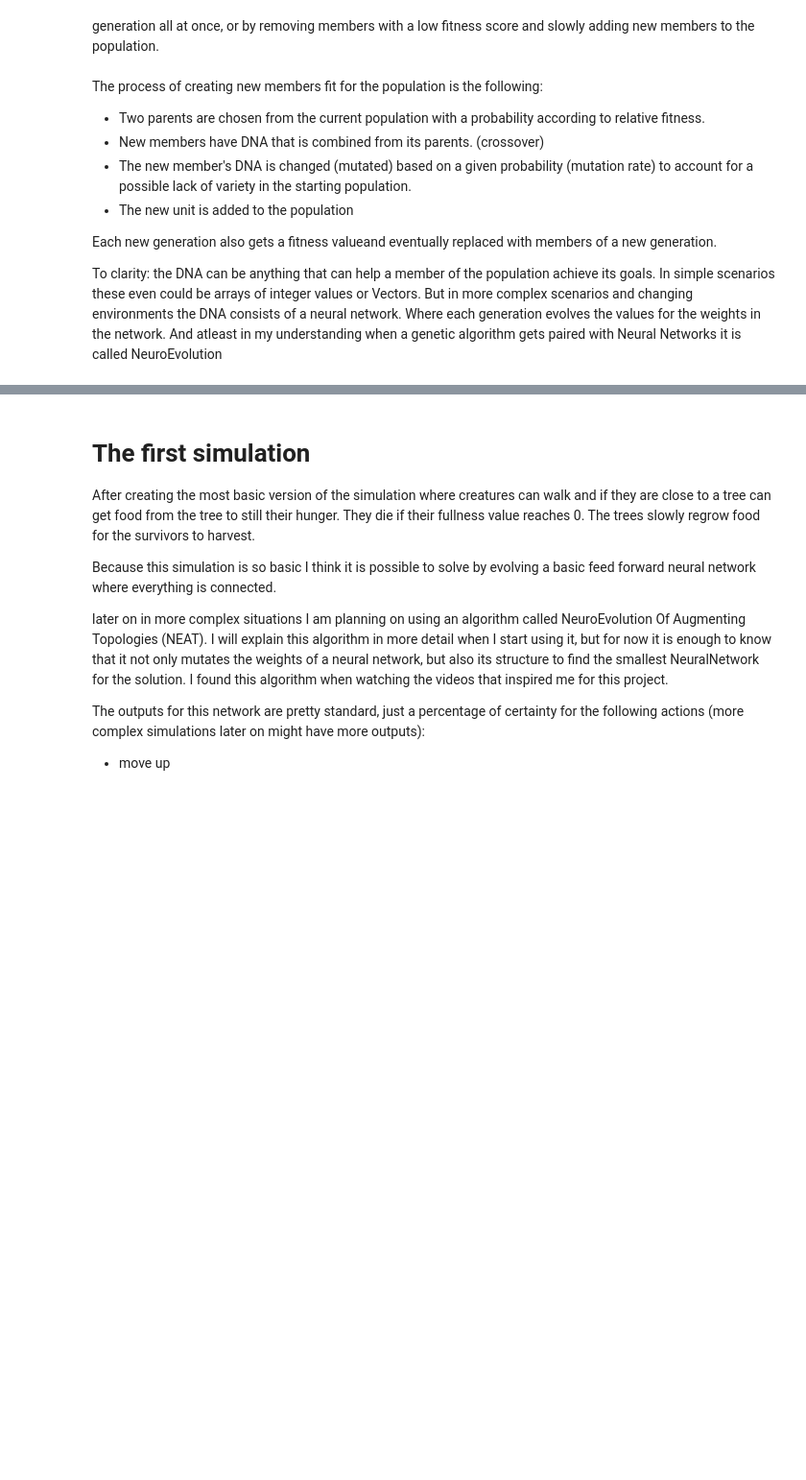
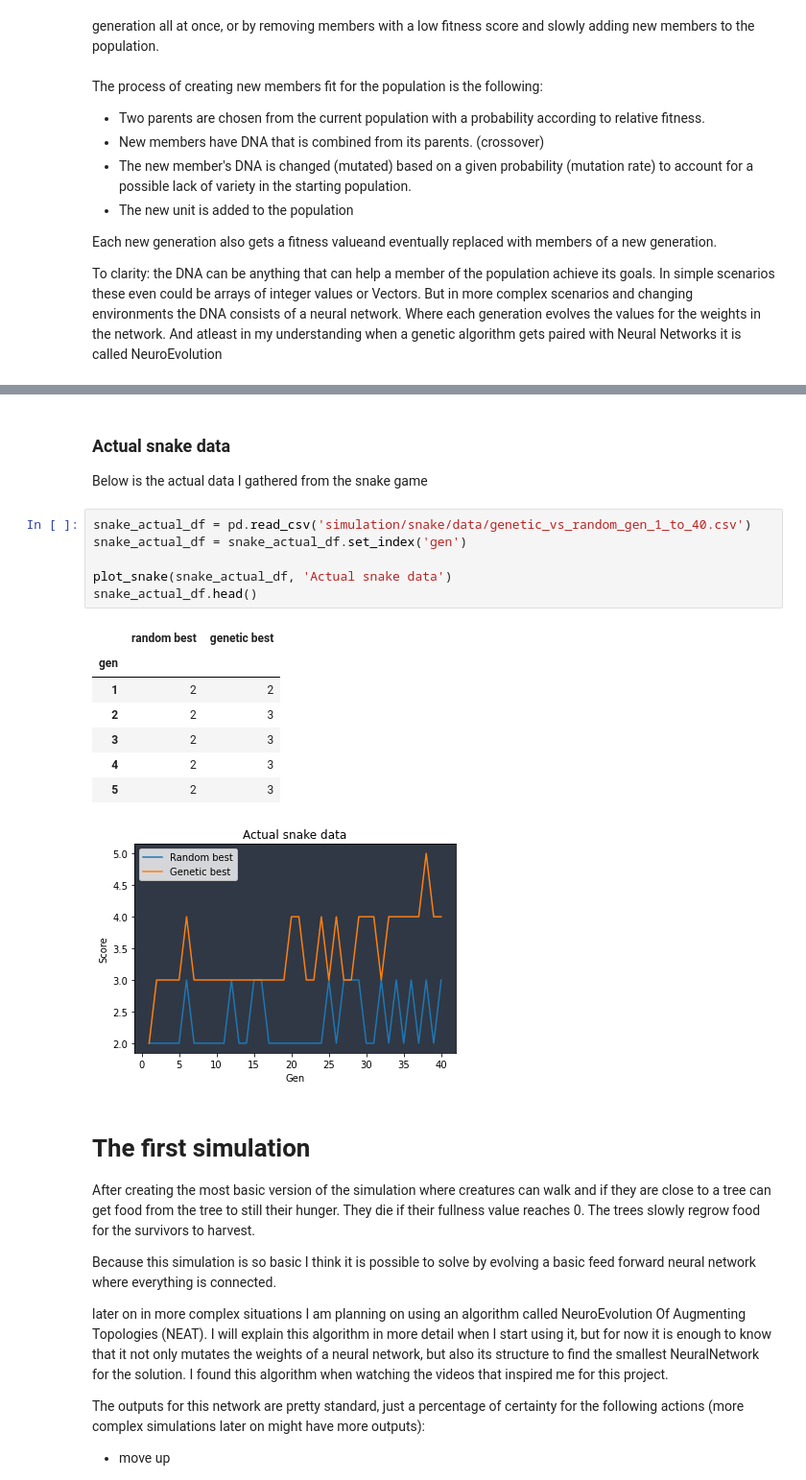
Before and after one commit to MatthijsFontys/AISocietyIndividualProject, a Jupyter notebook: Prologue.ipynb, the cells around one changed output, grey strips where cells are left out. Shown: that part at 96% size. Saved outputs shown, nothing was run; the diff lists cells and outputs as text; blank space fills up the shorter version.

```diff
--- a/Prologue.ipynb
+++ b/Prologue.ipynb
@@ -362,3 +404,22 @@ collecting data to see how well they are doing, but this will never have a great
+# %% [markdown]
+### Actual snake data
+
+Below is the actual data I gathered from the snake game
+# %%
+snake_actual_df = pd.read_csv('simulation/snake/data/genetic_vs_random_gen_1_to_40.csv')
+snake_actual_df = snake_actual_df.set_index('gen')
+
+plot_snake(snake_actual_df, 'Actual snake data')
+snake_actual_df.head()
+# %% [output]
+|  | random best | genetic best |
+| gen |  |  |
+| 1 | 2 | 2 |
+| 2 | 2 | 3 |
+| 3 | 2 | 3 |
+| 4 | 2 | 3 |
+| 5 | 2 | 3 |
+[figure, added]
 # %% [markdown]
 # The first simulation
 
```
Also changed, not shown: parts of 8 cells of this notebook, 9 other files.
